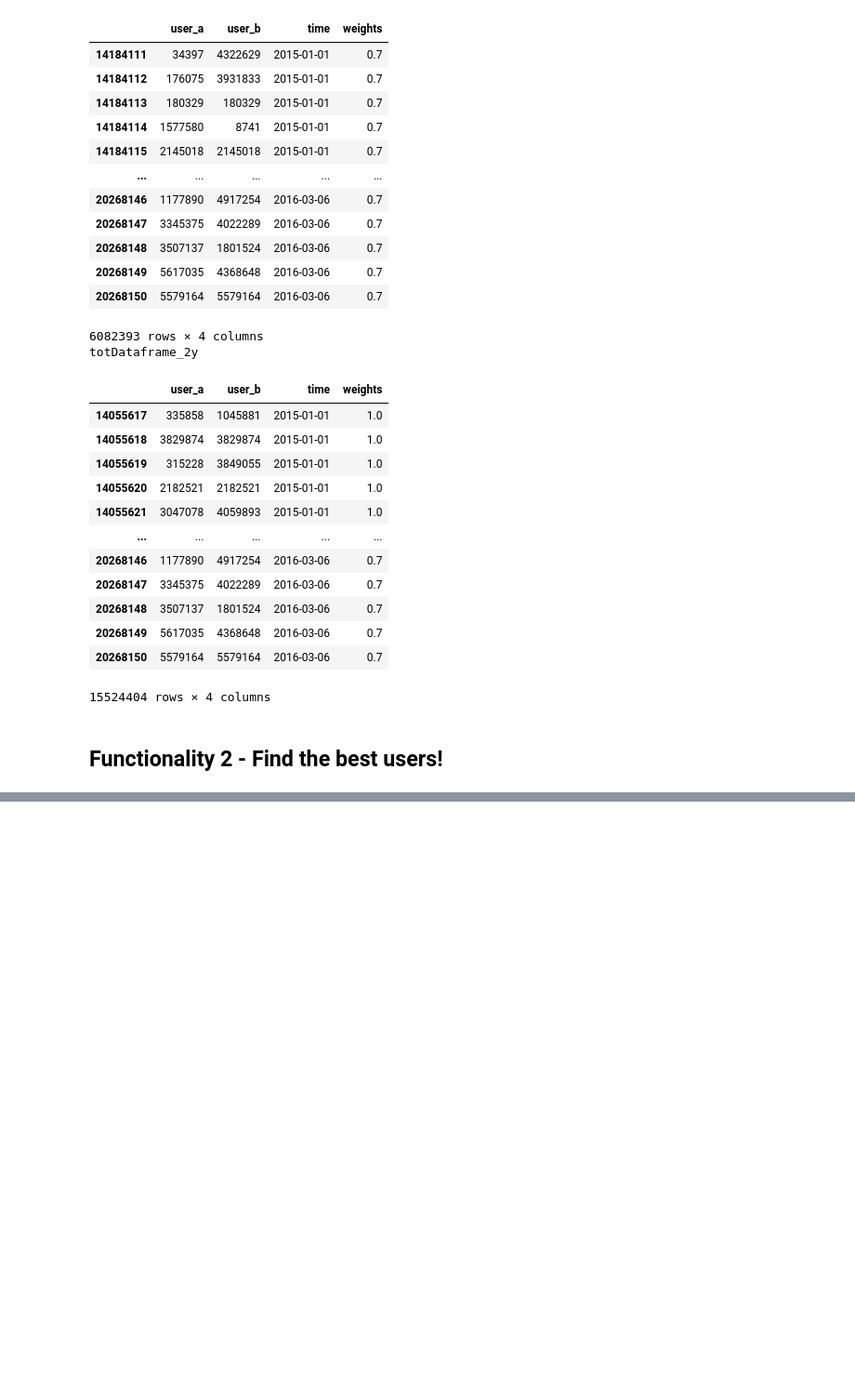
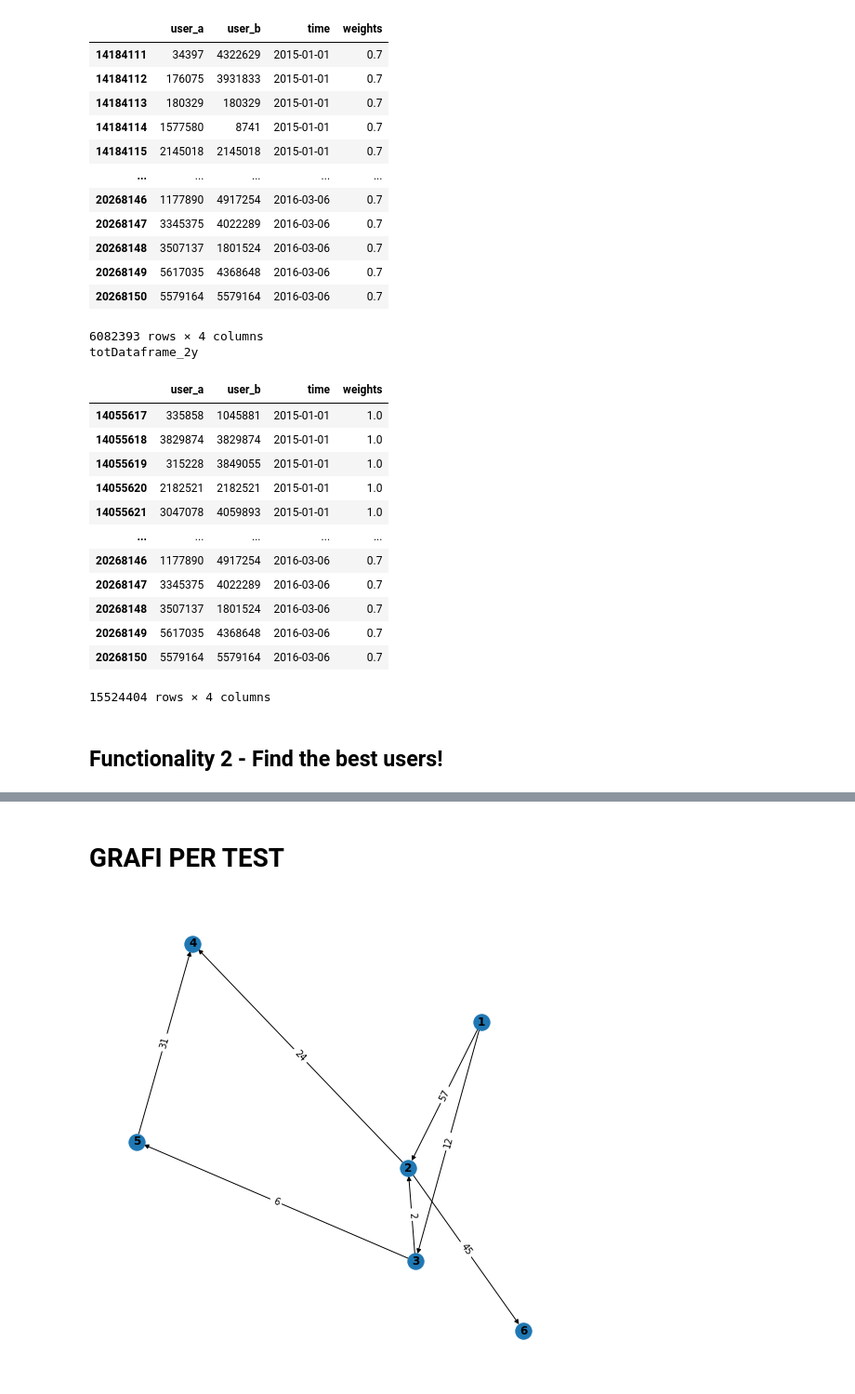
Before and after one commit to michele1783/ADM-HW5, a Jupyter notebook: test-Ame.ipynb, the cells around one changed output, grey strips where cells are left out. Shown: that part at 93% size. Cells and saved outputs as stored; diff of their text form; code cells hidden in the pictures; blank space fills up the shorter version.

```diff
--- a/test-Ame.ipynb
+++ b/test-Ame.ipynb
@@ -314,0 +492,14 @@ for k in tqdm(g_a2q.nodes):
+# %% [markdown]
+# GRAFI PER TEST
+# %%
+t = GRAPH()
+t.add_edge(from_n=1,to_n=2, time="438", w=57)
+t.add_edge(from_n=1,to_n=3, time="438", w=12)
+t.add_edge(from_n=3,to_n=2, time="438", w=2)
+t.add_edge(from_n=2,to_n=4, time="438", w=24)
+t.add_edge(from_n=2,to_n=6, time="438", w=45)
+t.add_edge(from_n=3,to_n=5, time="438", w=6)
+t.add_edge(from_n=5,to_n=4, time="438", w=31)
+t.print_graph()
+# %% [output]
+[figure, added]
```
Also changed, not shown: parts of 16 cells of this notebook.
